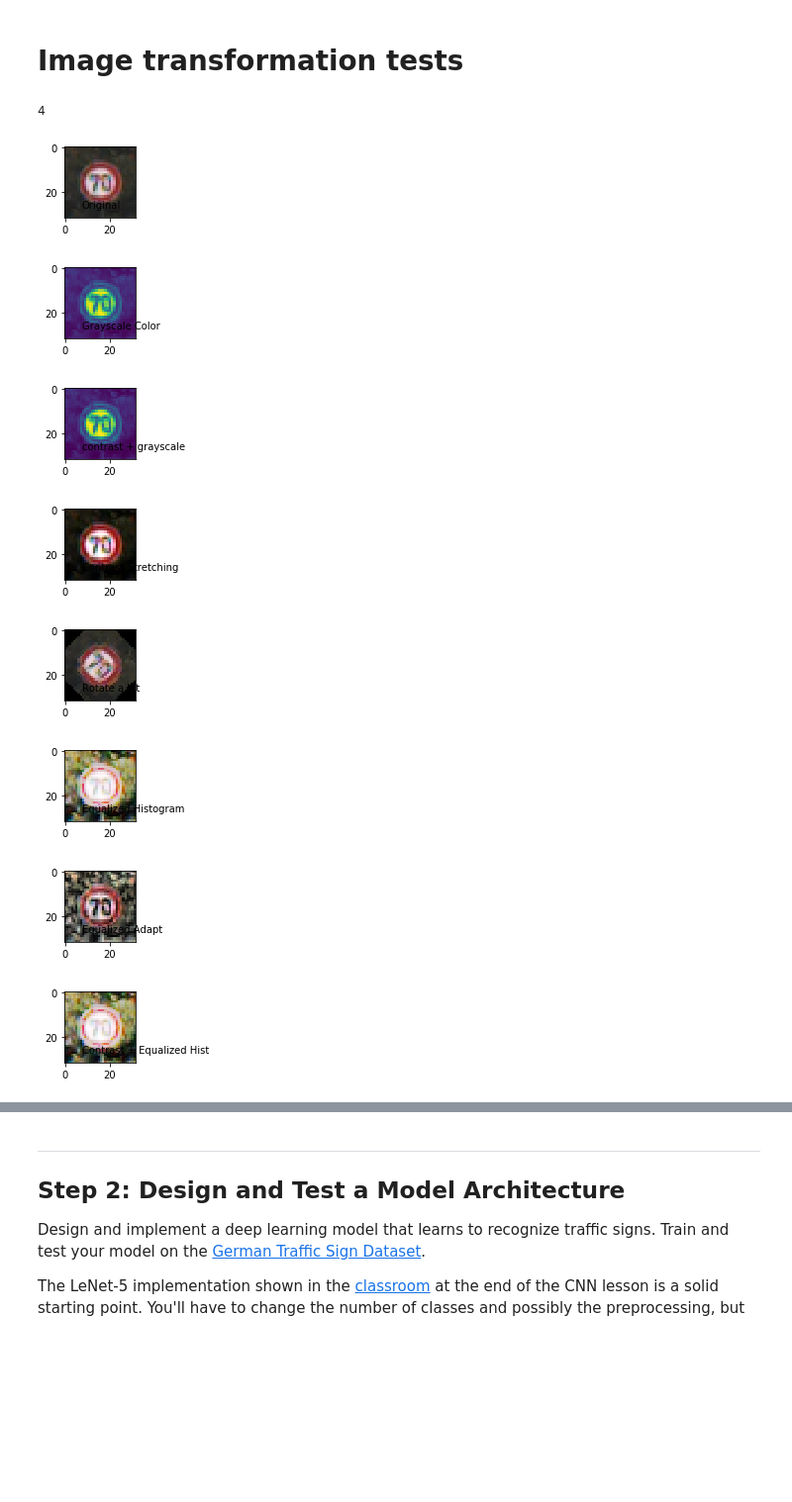
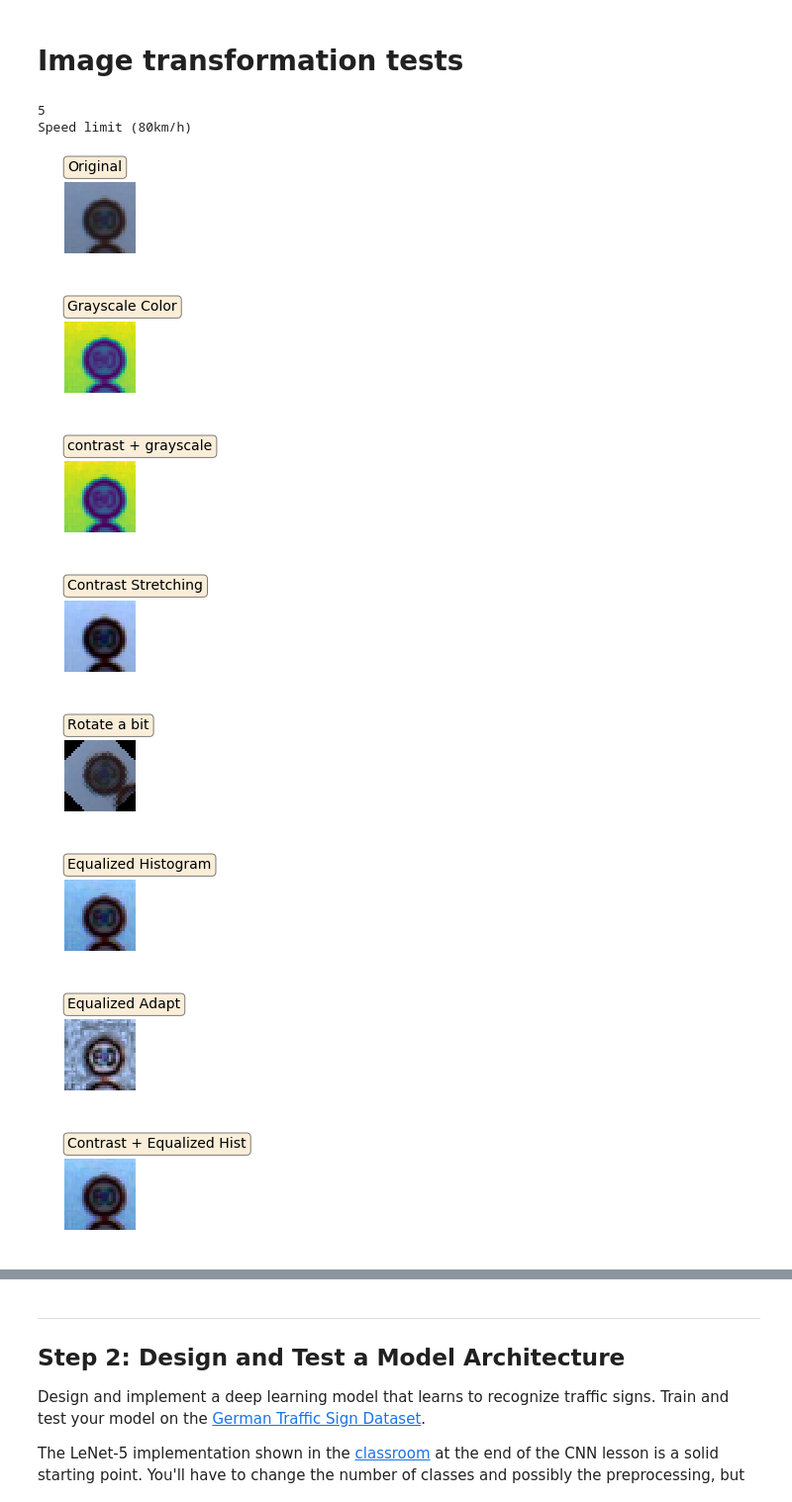
Before and after one commit to markito/CarND-Traffic-Sign-Classifier-Project, a Jupyter notebook: Traffic_Sign_Classifier.ipynb, the cells around one changed output, grey strips where cells are left out. Shown at 99% size. Cells and saved outputs as stored; diff of their text form; code cells hidden in the pictures; blank space fills up the shorter version.

Commit message:
Added extra images for model evaluation Fixed some typos and refactorings Added questions and answers Added softmax/topk

```diff
--- a/Traffic_Sign_Classifier.ipynb
+++ b/Traffic_Sign_Classifier.ipynb
@@ -193,6 +170,7 @@ from PIL import Image
 from skimage import data, img_as_float
 from skimage import exposure
 from skimage import color
+import csv
 
 # build a rectangle in axes coords
 left, width = .25, .5
@@ -235,51 +213,78 @@ def grayscale(image):
     from skimage.color import rgb2gray
     return rgb2gray(image)
 
-def plotAndShowImageWithLabel(image, label=""):
-    fig = plt.figure(figsize=(1,1))
+def plotAndShowImageWithLabel(image, label="", size = (1,1)):
+#     plt.subplots(1)
+    fig = plt.figure(figsize=size)
+#     plt.title(label)
     ax = fig.add_axes([0,0,1,1])
-    ax.text(left, bottom, label,
-        horizontalalignment='left',
-        verticalalignment='top',
-        transform=ax.transAxes)
+#     ax2 = fig.add_axes([1,1,0,0])
+#     ax.text(left, bottom, '',
+#         horizontalalignment='left',
+#         verticalalignment='top',
+#         transform=ax.transAxes)
+#     plt.text(0.5, 1.08, label,
+#          horizontalalignment='center',
+#          fontsize=20,
+#          transform = ax.transAxes)
+
+    props = dict(boxstyle='round', facecolor='wheat', alpha=0.5)
+
+    # place a text box in upper left in axes coords
+    ax.text(0.05, 1.30, label, transform=ax.transAxes, fontsize=14,
+        verticalalignment='top',  bbox=props)
+
+    plt.axis('off')
     plt.imshow(image)
 
+
+# load class sign names from CSV
+signNames=[]
+with open('signnames.csv', 'rt') as csvfile:
+    reader = csv.DictReader(csvfile, delimiter=',')
+    for row in reader:
+        signNames.append((row['SignName']))
+
+def signClassForId(index):
+    return signNames[index]
 
 def rgb2gray(rgb):
     return np.dot(rgb[...,:3], [0.299, 0.587, 0.114])
 
 index = random.randint(0, len(X_train))
 image = X_train[index].squeeze()
 
 
 plotAndShowImageWithLabel(image,'Original')
 
 plotAndShowImageWithLabel(color.rgb2gray(image), 'Grayscale Color')
 
 # plotAndShowImageWithLabel(equalizeAdapt(rgb2gray(image).astype(np.float32)), "Adapt RGB2Gray Grayscale")
 
 plotAndShowImageWithLabel(grayscale(contrastStretching(image)), 'contrast + grayscale')
 
 plotAndShowImageWithLabel(contrastStretching(image), 'Contrast Stretching')
 
 plotAndShowImageWithLabel(rotateImageRandomAngle(image), 'Rotate a bit')
 
 plotAndShowImageWithLabel(equalizeHist(image), 'Equalized Histogram')
 
 plotAndShowImageWithLabel(equalizeAdapt(image),  'Equalized Adapt')
 
 plotAndShowImageWithLabel(equalizeHist(contrastStretching(image)), 'Contrast + Equalized Hist')
 
 plotAndShowImageWithLabel(rescaleIntensity(image), 'rescale intensity')
 
 print(y_train[index])
+print(signClassForId(y_train[index].astype(int)))
 # %% [output]
-4
+5
+Speed limit (80km/h)
-[figure, old version]
+[figure, new version]
-[figure, old version]
+[figure, new version]
-[figure, old version]
+[figure, new version]
-[figure, old version]
+[figure, new version]
-[figure, old version]
+[figure, new version]
-[figure, old version]
+[figure, new version]
-[figure, old version]
+[figure, new version]
-[figure, old version]
+[figure, new version]
```
Also changed, not shown: parts of 32 cells of this notebook, 20 other files.
